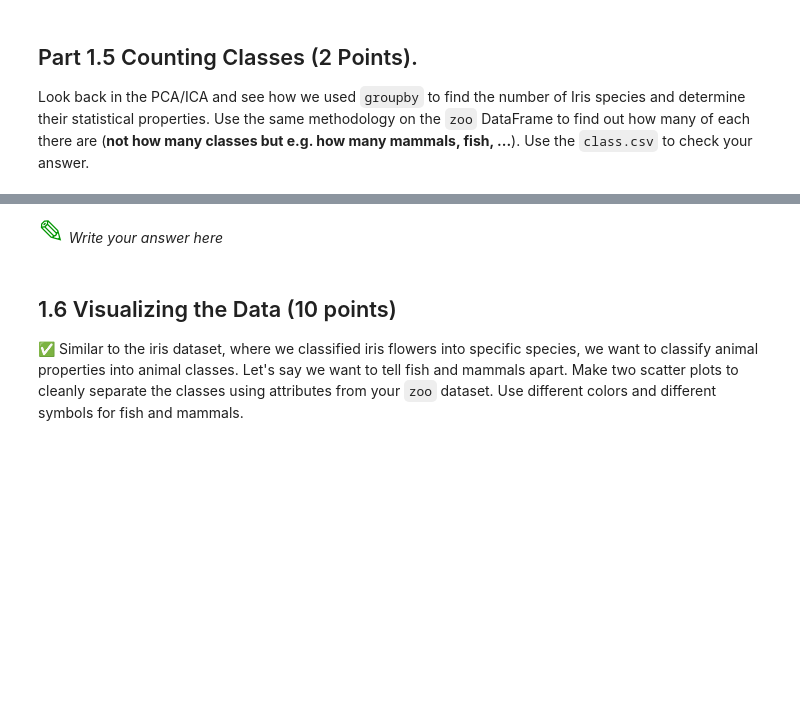
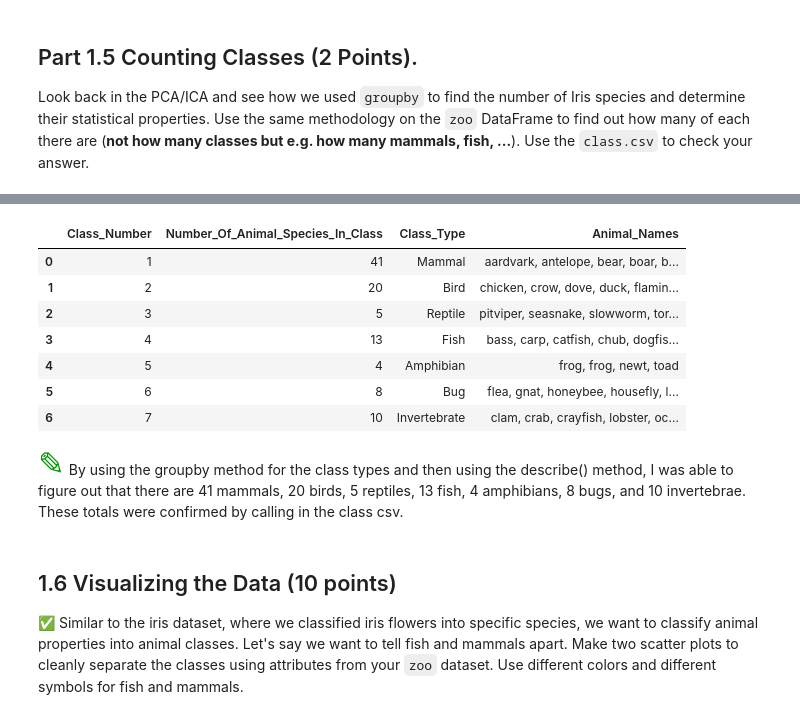
Before and after one commit to JaviContre/Javier-CMSE202, a Jupyter notebook: hw-02/HW-02_PandasAndObjects-STUDENT.ipynb, the cells around one changed output, grey strips where cells are left out. Drawn from its saved outputs; the diff is of its cells as text; code cells hidden in the pictures; blank space fills up the shorter version.

```diff
--- a/hw-02/HW-02_PandasAndObjects-STUDENT.ipynb
+++ b/hw-02/HW-02_PandasAndObjects-STUDENT.ipynb
@@ -97,5 +112,16 @@ Look back in the PCA/ICA and see how we used `groupby` to find the number of Iri
+# %%
+class_csv
+# %% [output]
+|  | Class_Number | Number_Of_Animal_Species_In_Class | Class_Type | Animal_Names |
+| 0 | 1 | 41 | Mammal | aardvark, antelope, bear, boar, b... |
+| 1 | 2 | 20 | Bird | chicken, crow, dove, duck, flamin... |
+| 2 | 3 | 5 | Reptile | pitviper, seasnake, slowworm, tor... |
+| 3 | 4 | 13 | Fish | bass, carp, catfish, chub, dogfis... |
+| 4 | 5 | 4 | Amphibian | frog, frog, newt, toad |
+| 5 | 6 | 8 | Bug | flea, gnat, honeybee, housefly, l... |
+| 6 | 7 | 10 | Invertebrate | clam, crab, crayfish, lobster, oc... |
 # %% [markdown]
-<font size=6 color="#009600">&#9998;</font> *Write your answer here*
+<font size=6 color="#009600">&#9998;</font> By using the groupby method for the class types and then using the describe() method, I was able to figure out that there are 41 mammals, 20 birds, 5 reptiles, 13 fish, 4 amphibians, 8 bugs, and 10 invertebrae. These totals were confirmed by calling in the class csv.
 # %% [markdown]
 ## 1.6 Visualizing the Data (10 points)
 
```
Also changed, not shown: parts of 2 cells of this notebook.
